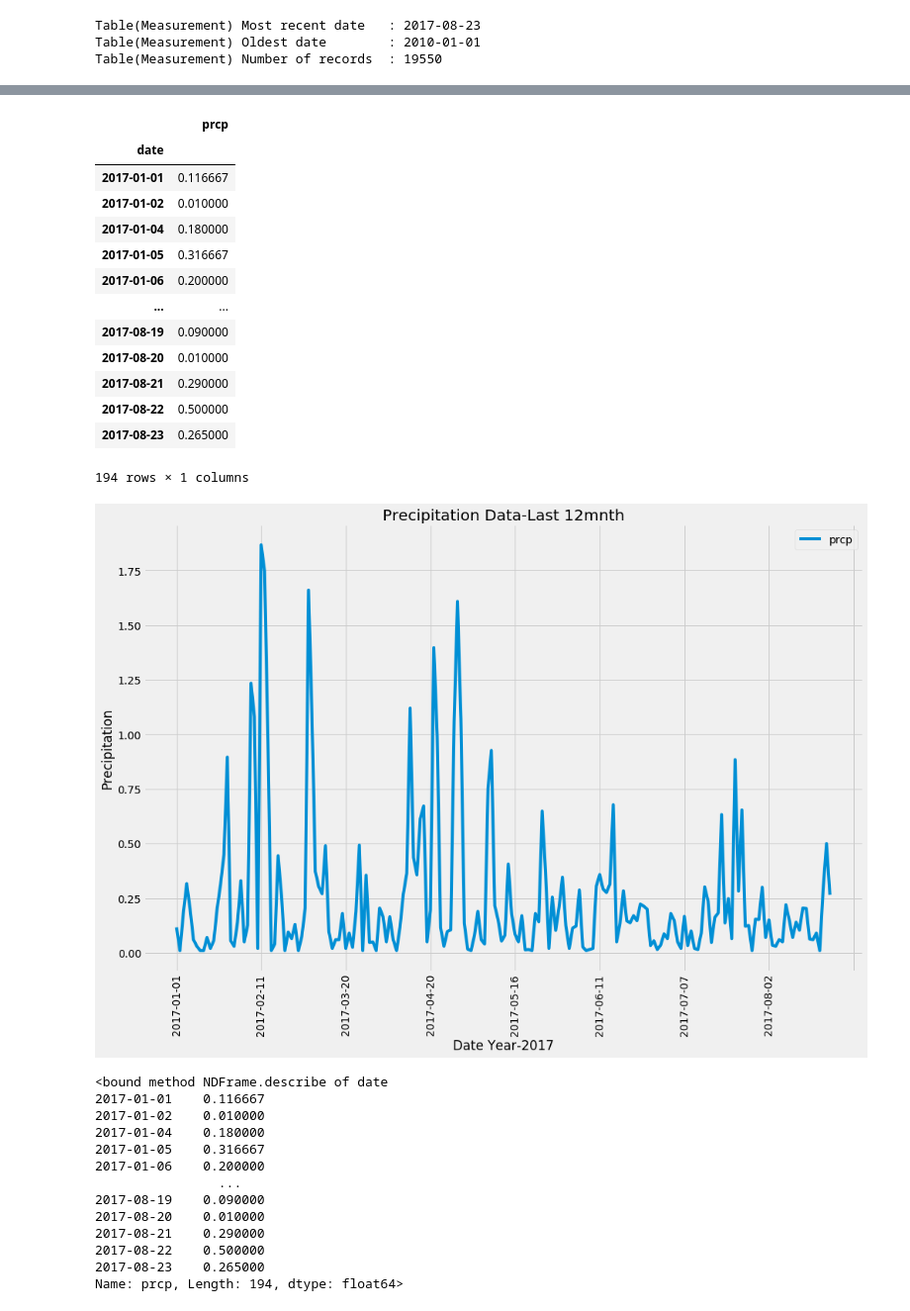
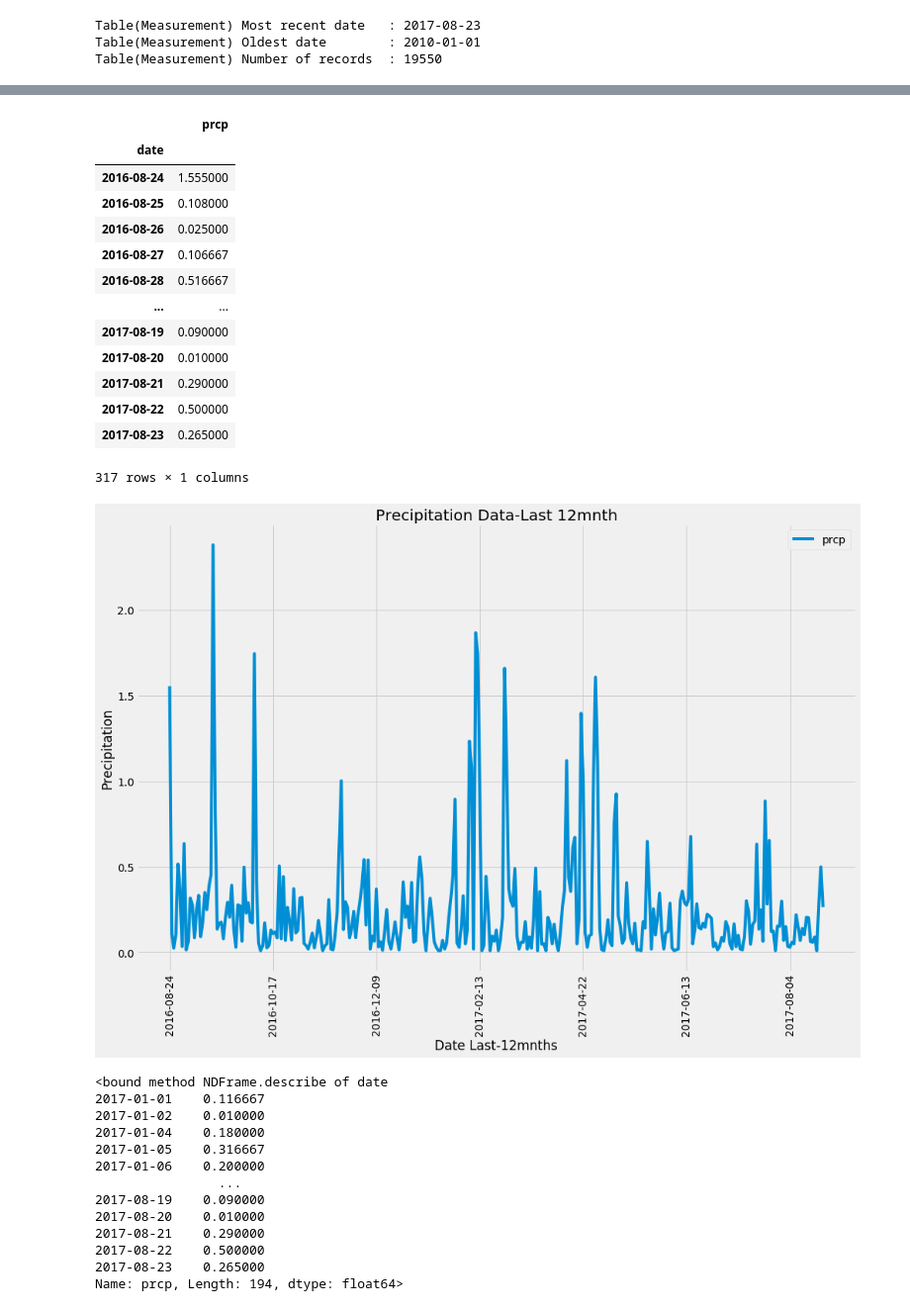
Before and after one commit to iliveonit/sqlalchemy-challenge, a Jupyter notebook: climate_starter.ipynb, the cells around one changed output, grey strips where cells are left out. Shown: that part at 99% size. Saved outputs shown, nothing was run; the diff lists cells and outputs as text; code cells hidden in the pictures.

```diff
--- a/climate_starter.ipynb
+++ b/climate_starter.ipynb
@@ -113,0 +175,3 @@ Last_12m = session.query(Measurement.date, Measurement.prcp).\
+# %%
+maxdate = session.query(func.max(Measurement.date))[0][0]
+maxdate
@@ -113,0 +192,10 @@ Last_12m = session.query(Measurement.date, Measurement.prcp).\
+# %%
+# Last 12 months from Measurement:
+# SQLite : DATE('2018-11-01') format
+
+year = int(maxdate[:4])
+month = int(maxdate[5:7])
+day = int(maxdate[8:10])
+
+GetDate = dt.date(year,month,day) - dt.timedelta(days=365)
+GetDate
@@ -114,3 +204,11 @@ Last_12m = session.query(Measurement.date, Measurement.prcp).\
+# %%
+
+
+
+Last_12m = session.query(Measurement.date, Measurement.prcp).\
+    filter(Measurement.date > GetDate).\
+    filter(Measurement.prcp).\
+    order_by(Measurement.date).all()
 # %%
 Last_12m
 # %% [output]
@@ -135,20 +233,20 @@ Last_12m
 # Save the query results as a Pandas DataFrame and set the index to the date column
 # Sort the dataframe by date -- already sorted at query level
 
-Prcp_df = pd.DataFrame(Last_12m).groupby("date").mean()
-Prcp_df
+Last12m_df = pd.DataFrame(Last_12m).groupby("date").mean()
+Last12m_df
 # %% [output]
 |  | prcp |
 | date |  |
-| 2017-01-01 | 0.116667 |
-| 2017-01-02 | 0.010000 |
-| 2017-01-04 | 0.180000 |
-| 2017-01-05 | 0.316667 |
-| 2017-01-06 | 0.200000 |
+| 2016-08-24 | 1.555000 |
+| 2016-08-25 | 0.108000 |
+| 2016-08-26 | 0.025000 |
+| 2016-08-27 | 0.106667 |
+| 2016-08-28 | 0.516667 |
 | ... | ... |
 | 2017-08-19 | 0.090000 |
 | 2017-08-20 | 0.010000 |
 | 2017-08-21 | 0.290000 |
 | 2017-08-22 | 0.500000 |
 | 2017-08-23 | 0.265000 |
-194 rows × 1 columns
+317 rows × 1 columns
@@ -159,14 +253,14 @@ Prcp_df
 # %%
 # Measurement: Plot the Last 12 months of precipitation data results
 # Use Pandas Plotting with Matplotlib to plot the data
 
 #Prcp_df.plot(rot = 90, title = "Precipitation Data-Last 12mnth")
-Prcp_df.plot(rot = 90, title = "Precipitation Data-Last 12mnth", figsize=(15,10))
+Last12m_df.plot(rot = 90, title = "Precipitation Data-Last 12mnth", figsize=(15,10))
 plt.ylabel("Precipitation")
-plt.xlabel("Date Year-2017")
+plt.xlabel("Date Last-12mnths")
 plt.show()
 # %% [output]
-[figure, old version]
+[figure, new version]
 # %%
 # Measurement: Plot the Last 12 months of precipitation data results
 # plt.bar(Prcp_df["date"], Prcp_df["prcp"])
```
Also changed, not shown: parts of 11 cells of this notebook, 1 other file.
